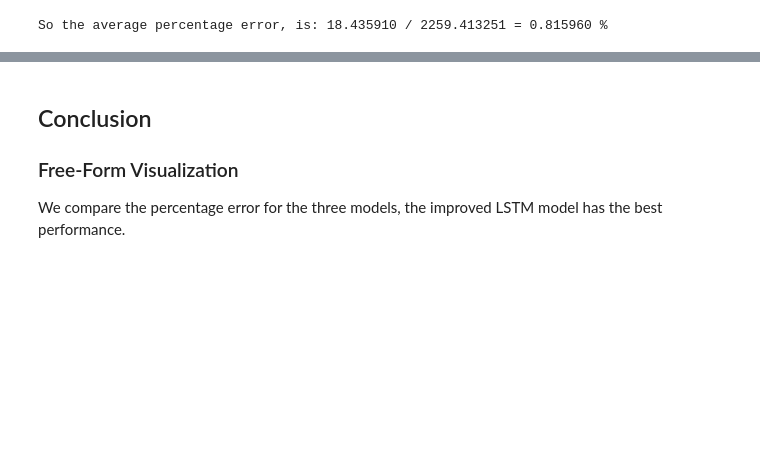
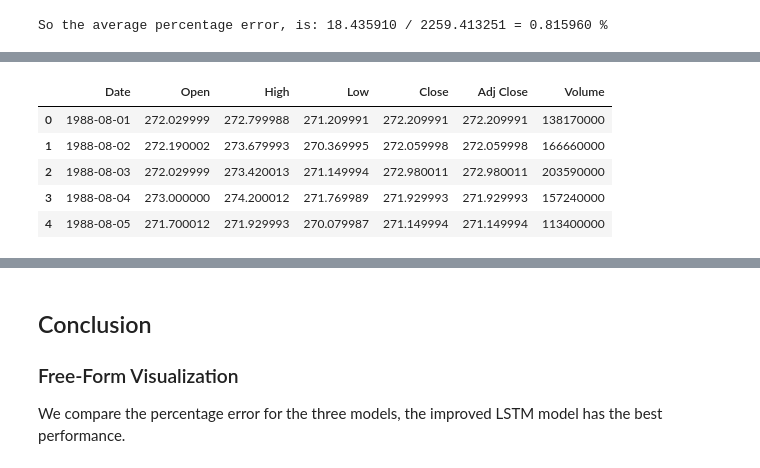
Before and after one commit to yichigo/MLND_Capstone, a Jupyter notebook: Predictor.ipynb, the cells around one changed output, grey strips where cells are left out. Saved outputs shown, nothing was run; the diff lists cells and outputs as text; code cells hidden in the pictures; blank space fills up the shorter version.

```diff
--- a/Predictor.ipynb
+++ b/Predictor.ipynb
@@ -701,0 +762,16 @@ So the average percentage error, is: 18.435910 / 2259.413251 = 0.815960 %
+# %%
+import numpy as np
+import pandas as pd
+from datetime import datetime
+import matplotlib.pyplot as plt
+
+filename = 'data/SP500_198808_199808.csv'
+data = pd.read_csv(filename)
+display(data.head())
+# %% [output]
+|  | Date | Open | High | Low | Close | Adj Close | Volume |
+| 0 | 1988-08-01 | 272.029999 | 272.799988 | 271.209991 | 272.209991 | 272.209991 | 138170000 |
+| 1 | 1988-08-02 | 272.190002 | 273.679993 | 270.369995 | 272.059998 | 272.059998 | 166660000 |
+| 2 | 1988-08-03 | 272.029999 | 273.420013 | 271.149994 | 272.980011 | 272.980011 | 203590000 |
+| 3 | 1988-08-04 | 273.000000 | 274.200012 | 271.769989 | 271.929993 | 271.929993 | 157240000 |
+| 4 | 1988-08-05 | 271.700012 | 271.929993 | 270.079987 | 271.149994 | 271.149994 | 113400000 |
```
Also changed, not shown: parts of 32 cells of this notebook.
